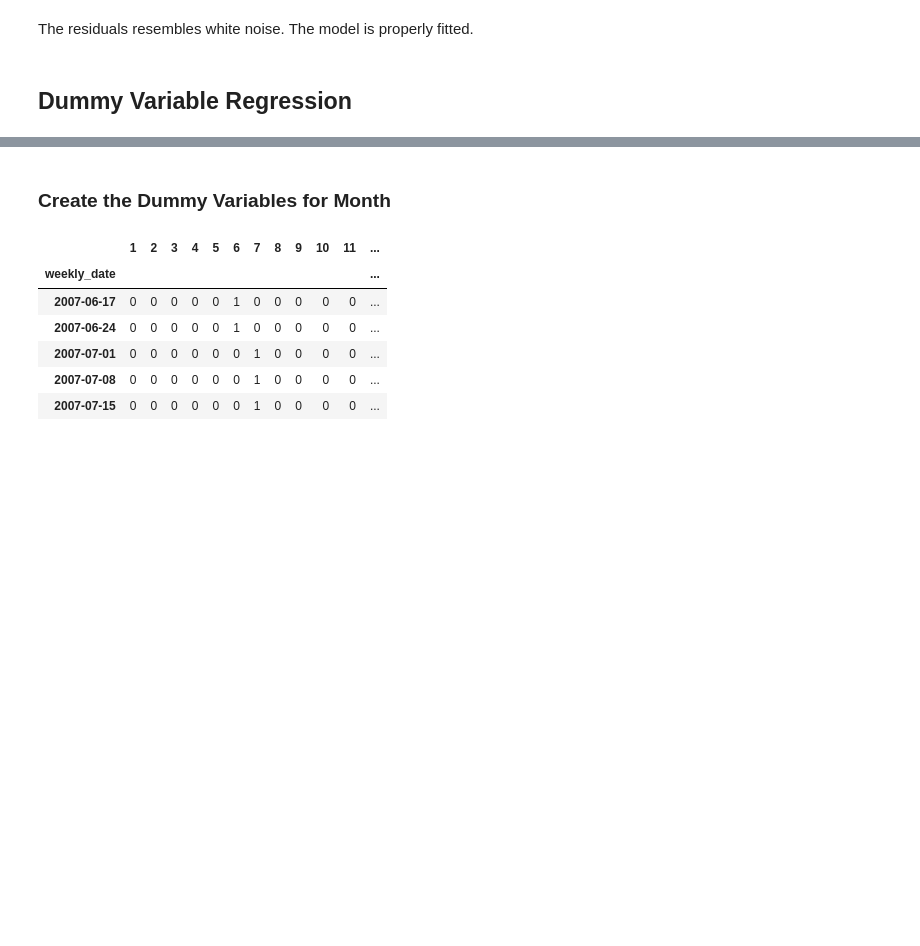
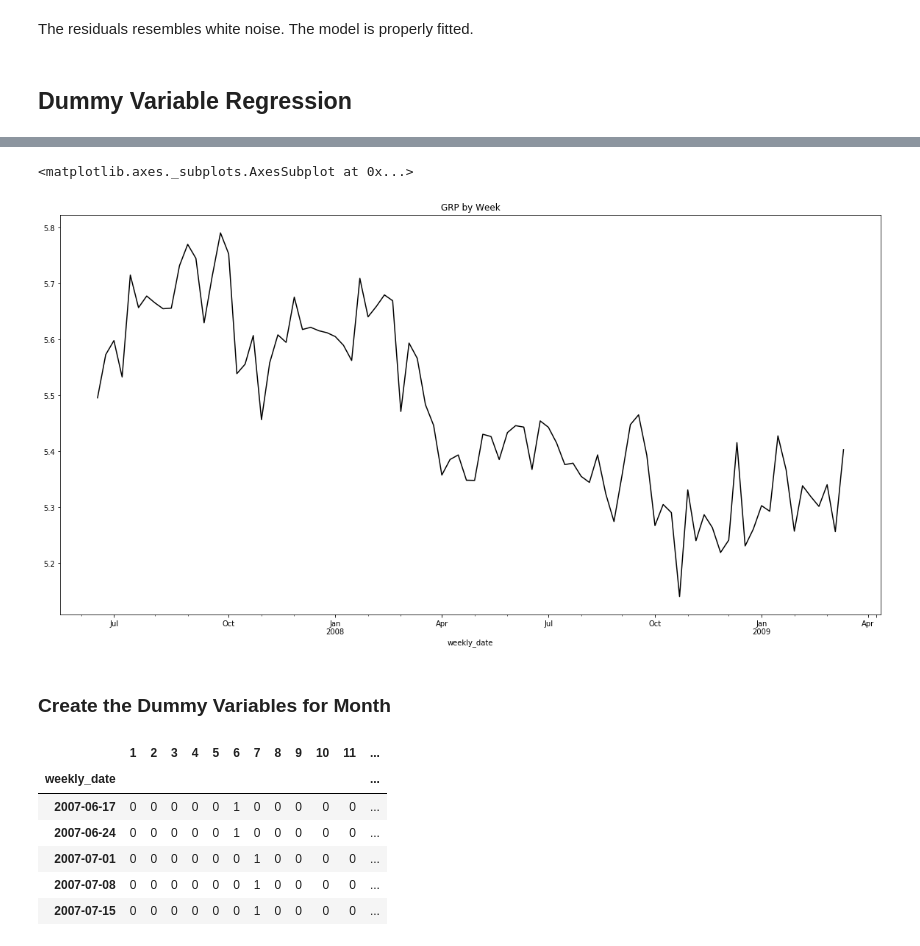
Before and after one commit to tkokkeng/KE5108-TVChannelRatings, a Jupyter notebook: linReg.ipynb, the cells around one changed output, grey strips where cells are left out. Drawn from its saved outputs; the diff is of its cells as text; code cells hidden in the pictures; blank space fills up the shorter version.

```diff
--- a/linReg.ipynb
+++ b/linReg.ipynb
@@ -340,3 +369,8 @@ The residuals resembles white noise. The model is properly fitted.
+# %%
+ts_df['GRP-trnsf'].plot(figsize=(20, 10), title='GRP by Week', color='black')
+# %% [output]
+<matplotlib.axes._subplots.AxesSubplot at 0x...>
+[figure, added]
 # %% [markdown]
 ### Create the Dummy Variables for Month
 # %%
```
Also changed, not shown: parts of 16 cells of this notebook.
